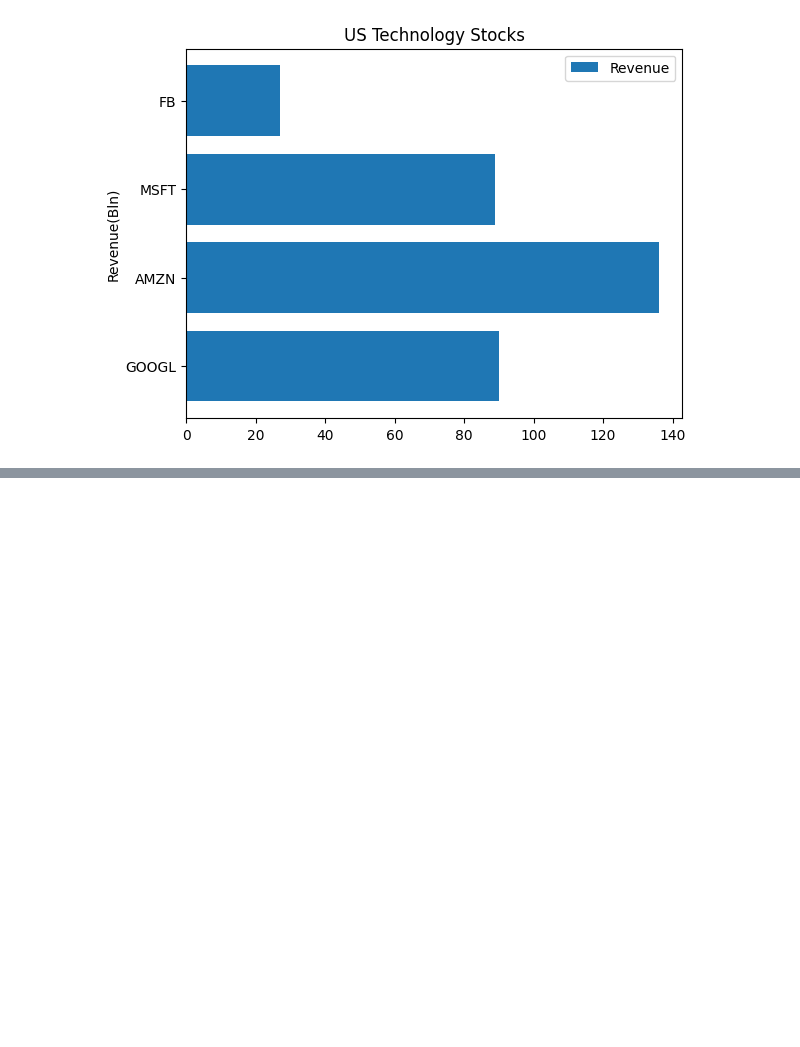
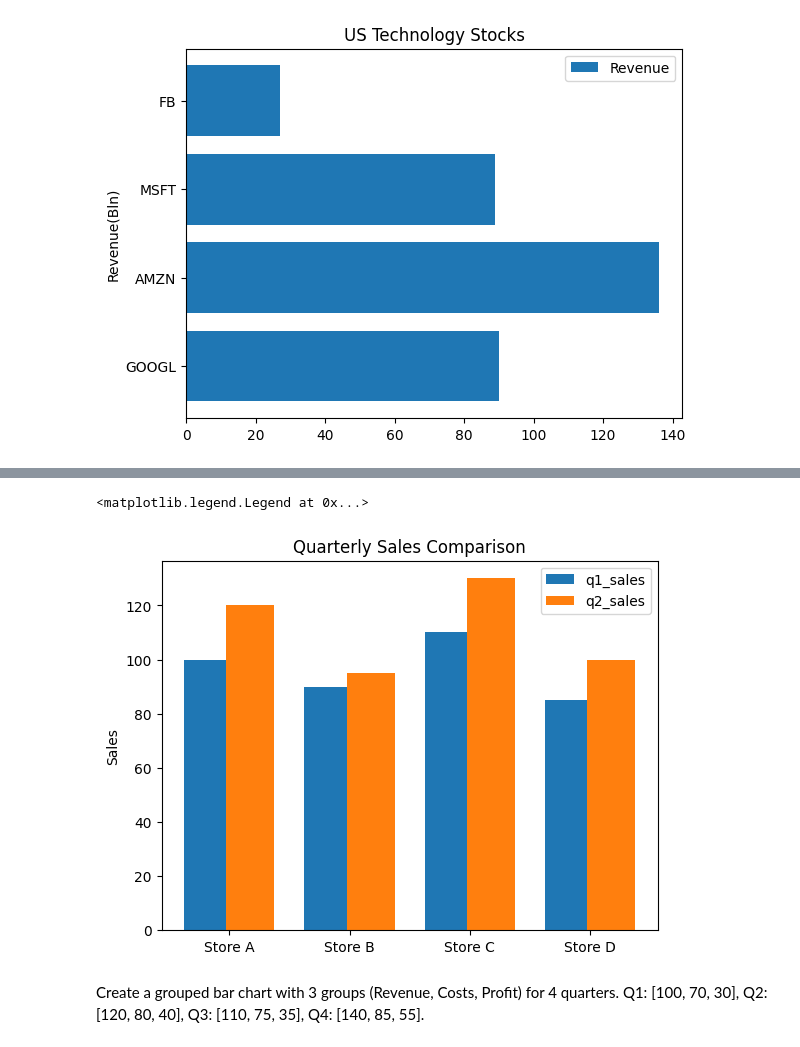
Before and after one commit to ngzhiwei517/Machine_Learning_Self-Learn, a Jupyter notebook: Matplotlib.ipynb, the cells around one changed output, grey strips where cells are left out. Cells and saved outputs as stored; diff of their text form; code cells hidden in the pictures; blank space fills up the shorter version.

```diff
--- a/Matplotlib.ipynb
+++ b/Matplotlib.ipynb
@@ -217,0 +246,23 @@ plt.legend()
+# %%
+import matplotlib.pyplot as plt
+import numpy as np
+
+stores = ['Store A', 'Store B', 'Store C', 'Store D']
+q1_sales = [100, 90, 110, 85]
+q2_sales = [120, 95, 130, 100]
+# %%
+xpos=np.arange(len(q1_sales))
+xpos
+width = 0.35
+# %%
+plt.bar(xpos-width/2,q1_sales,width=0.4,label='q1_sales')
+plt.bar(xpos+width/2,q2_sales,width=0.4,label='q2_sales')
+plt.xticks(xpos,stores)
+plt.title('Quarterly Sales Comparison')
+plt.ylabel('Sales')
+plt.legend()
+# %% [output]
+<matplotlib.legend.Legend at 0x...>
+[figure, added]
+# %% [markdown]
+Create a grouped bar chart with 3 groups (Revenue, Costs, Profit) for 4 quarters. Q1: [100, 70, 30], Q2: [120, 80, 40], Q3: [110, 75, 35], Q4: [140, 85, 55].
```
Also changed, not shown: parts of 15 cells of this notebook.
